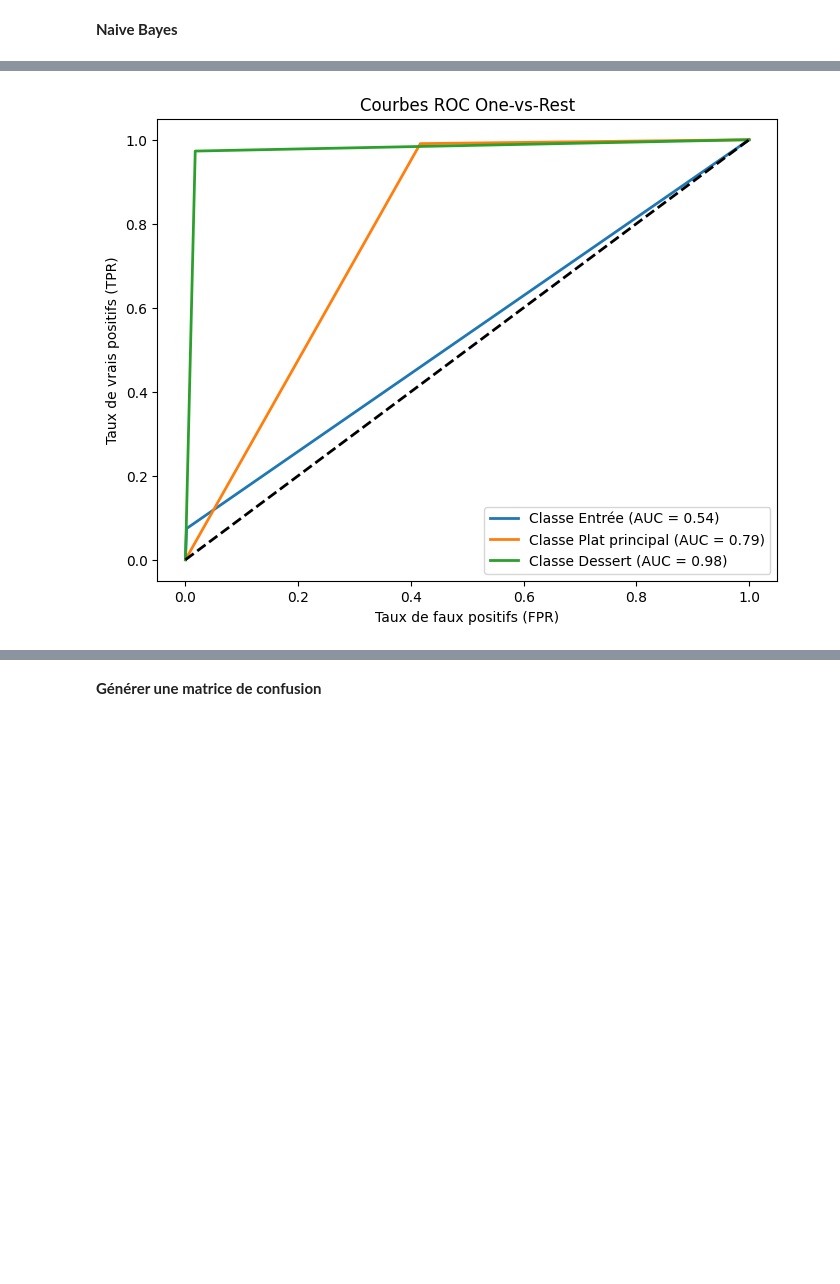
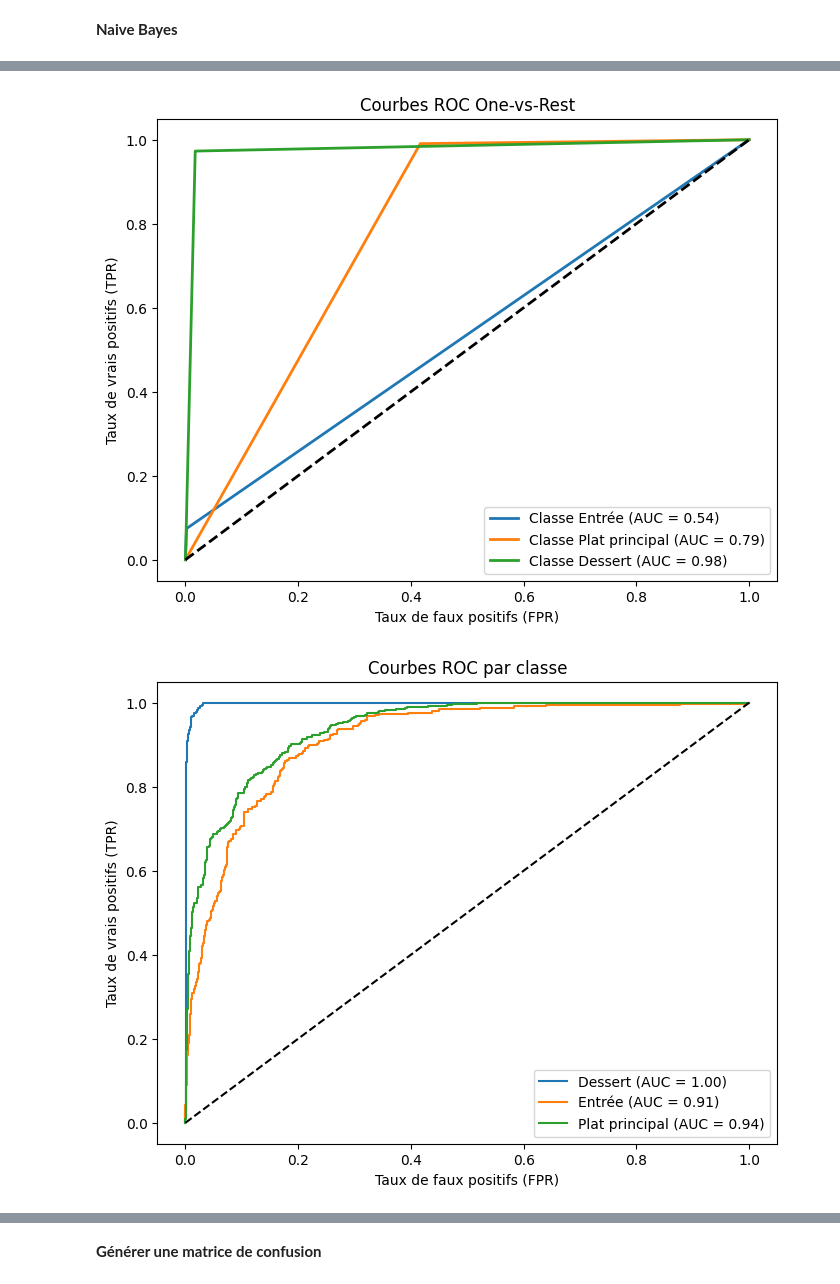
Before and after one commit to Raclax/Projet_TAL_marie_clara, a Jupyter notebook: src/traininf_nb.ipynb, the cells around one changed output, grey strips where cells are left out. Drawn from its saved outputs; the diff is of its cells as text; code cells hidden in the pictures; blank space fills up the shorter version.

```diff
--- a/src/traininf_nb.ipynb
+++ b/src/traininf_nb.ipynb
@@ -208,31 +208,33 @@ Plat principal       0.75      0.95      0.84       644
 # %%
 model = MultinomialNB()
 model.fit(x_train, y_train_encoded)
 
 y_pred_encoded = model.predict(x_test)
+y_pred_proba = model.predict_proba(x_test)  # Get probabilities
 
 y_pred = encoder.inverse_transform(y_pred_encoded)
 
 generate_confusion_matrix(y_pred, y_test)
 print(classification_report(y_test,y_pred))
 
 plot_roc_curve(y_test,y_pred)
-plot_score_distribution(y_pred, y_test)
+plot_score_distribution(y_pred_proba, y_test)
 # import seaborn as sns
 # sns.histplot(y_pred, bins=10, kde=True)
 # plt.xlabel("Score")
 # plt.ylabel("Nombre de documents")
 # plt.title("Distribution des scores")
 # plt.show()
 # %% [output]
 [figure]
                 precision    recall  f1-score   support
 
        Dessert       0.96      0.97      0.97       407
         Entrée       0.93      0.07      0.14       337
 Plat principal       0.67      0.99      0.80       644
 
       accuracy                           0.76      1388
      macro avg       0.85      0.68      0.63      1388
   weighted avg       0.82      0.76      0.69      1388
 [figure]
+[figure, added]
```
Also changed, not shown: parts of 2 cells of this notebook.
